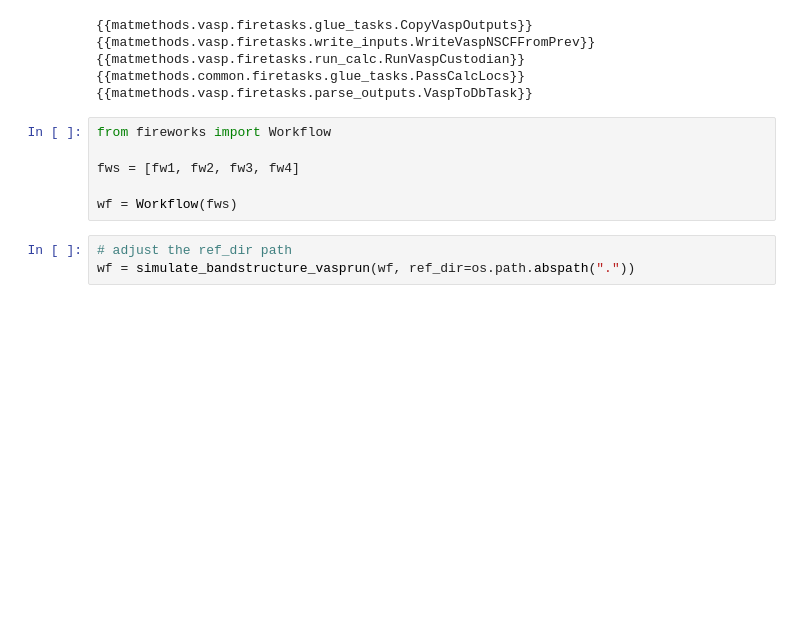
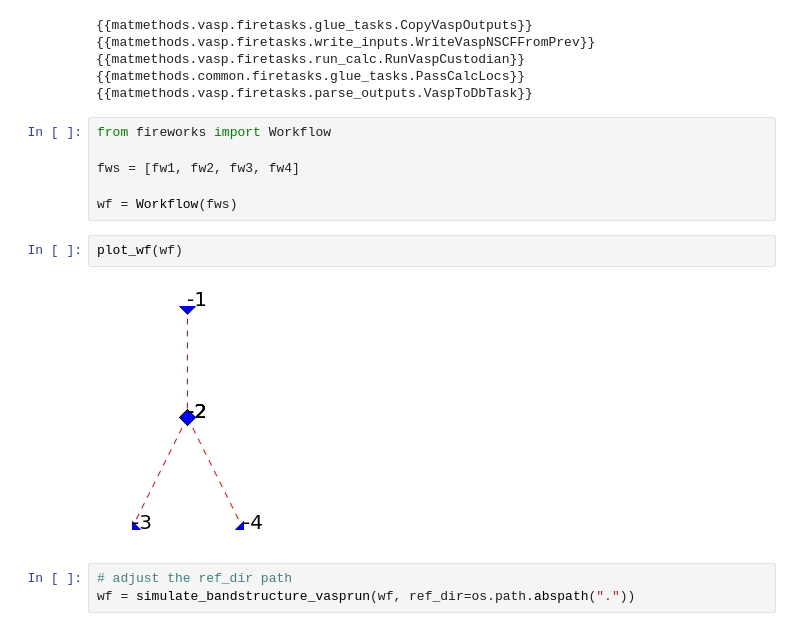
Before and after one commit to materialsproject/workshop-2016, a Jupyter notebook: matmethods/Si_electronic_structure_2.ipynb, the cells around one changed output. Cells and saved outputs as stored; diff of their text form; blank space fills up the shorter version.

Commit message:
add function to visualize the workflow

```diff
--- a/matmethods/Si_electronic_structure_2.ipynb
+++ b/matmethods/Si_electronic_structure_2.ipynb
@@ -83,6 +81,10 @@ from fireworks import Workflow
 fws = [fw1, fw2, fw3, fw4]
 
 wf = Workflow(fws)
+# %%
+plot_wf(wf)
+# %% [output]
+[figure, added]
 # %%
 # adjust the ref_dir path
 wf = simulate_bandstructure_vasprun(wf, ref_dir=os.path.abspath("."))
```
Also changed, not shown: parts of 4 cells of this notebook, 1 other file.
